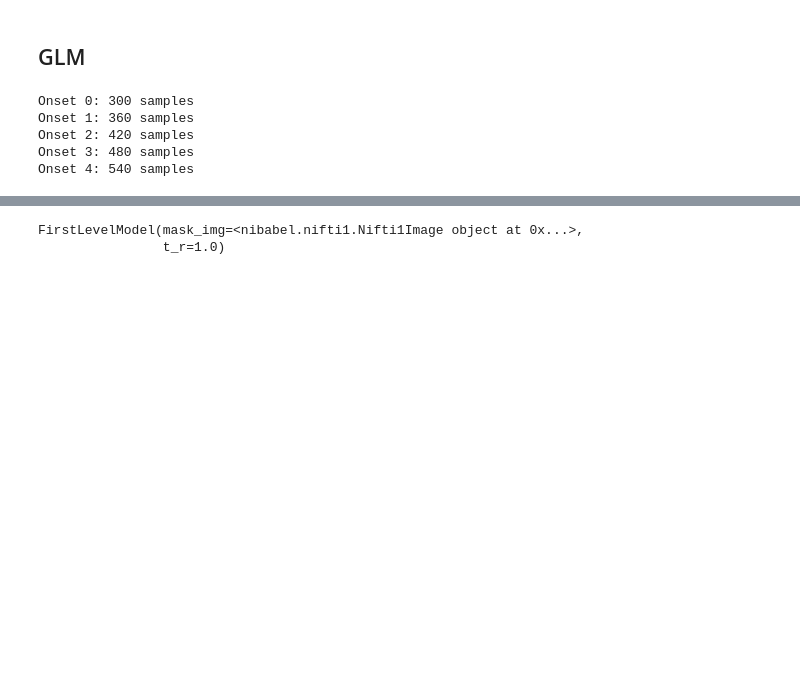
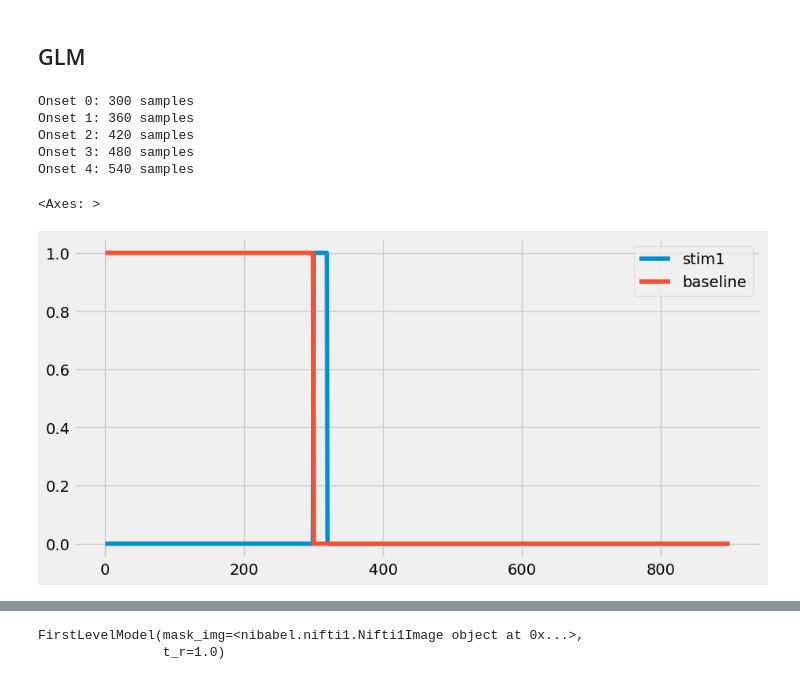
Before and after one commit to dmochow/fus, a Jupyter notebook: code/analyze_processed_bold_single_condition_block.ipynb, the cells around one changed output, grey strips where cells are left out. Drawn from its saved outputs; the diff is of its cells as text; code cells hidden in the pictures; blank space fills up the shorter version.

```diff
--- a/code/analyze_processed_bold_single_condition_block.ipynb
+++ b/code/analyze_processed_bold_single_condition_block.ipynb
@@ -206,24 +259,27 @@ plt.savefig(f"sub-{subject_idx:02d}_roi_ts_RH_ACC.png")
 # %%
 ## design matrix generation
 # column 1: baseline 0-300
 stim_onsets = np.array([0,60,120,180,240])+300
 stim_len = 20
 isi = 60
 dm = np.zeros((resampled_bold.shape[3],len(stim_onsets)+2))
 # 1st column: baseline, 2nd column: stim onsets, 3rd column: stim offsets, 4th column: constant
 # column 1: baseline 0-300
 for i, onset in enumerate(stim_onsets):
     print(f"Onset {i}: {onset} samples")
     dm[onset:onset+stim_len,i] = 1
 
 dm[0:300,5] = 1
 dm[:,6] = 1
 
 # create a pandas dataframe from dm
 dm = pd.DataFrame(dm, columns=['stim1', 'stim2', 'stim3', 'stim4', 'stim5','baseline','constant'])
+dm.plot(y=['stim1','baseline'], figsize=(10,5))
 # %% [output]
 Onset 0: 300 samples
 Onset 1: 360 samples
 Onset 2: 420 samples
 Onset 3: 480 samples
 Onset 4: 540 samples
+<Axes: >
+[figure, added]
```
Also changed, not shown: parts of 13 cells of this notebook, 3 other files.
